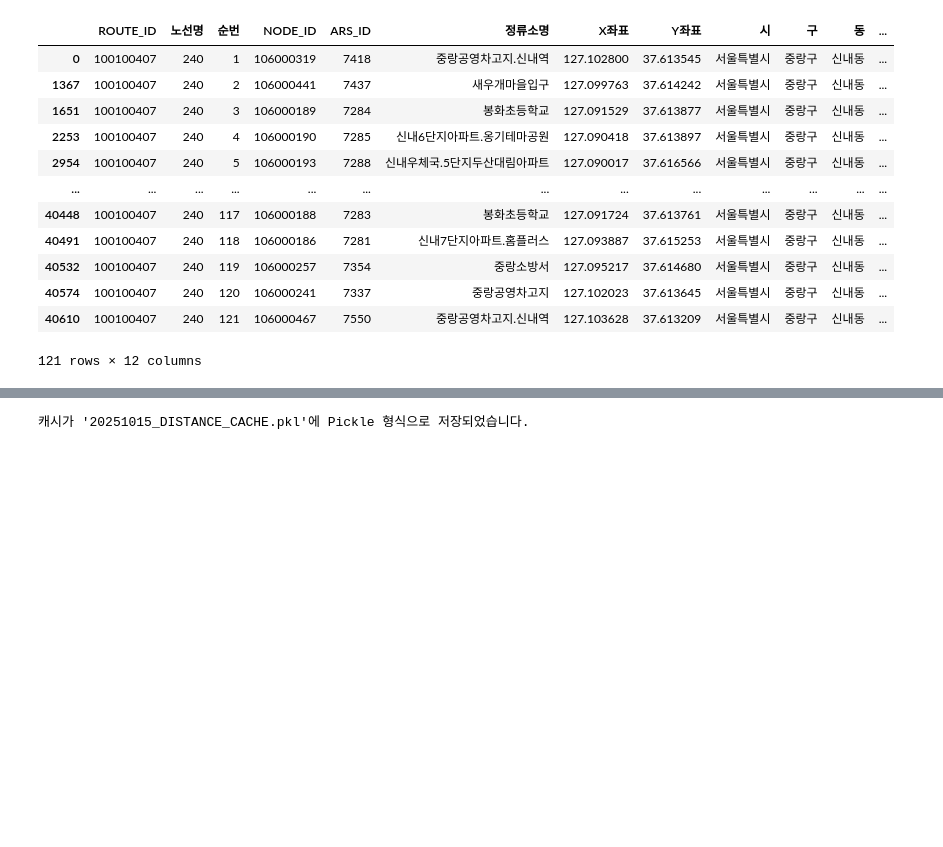
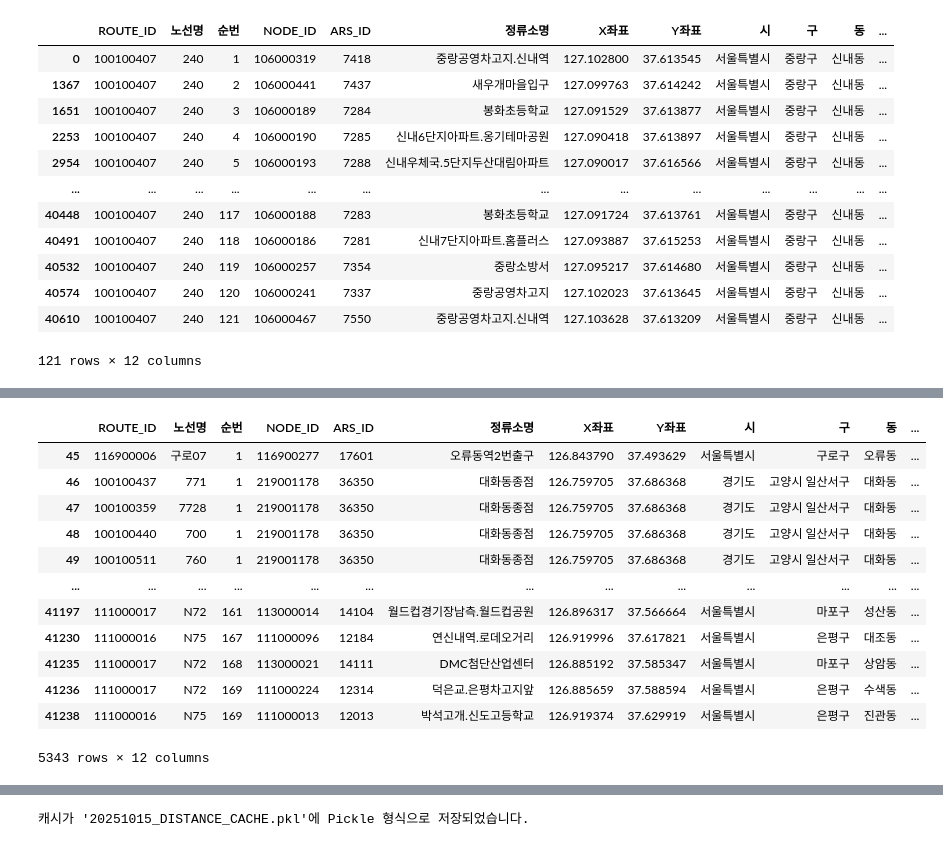
Before and after one commit to Goorm-AI-Semi-Project/YGYT, a Jupyter notebook: 김광무/20251015_Bus_Distance_Calc.ipynb, the cells around one changed output, grey strips where cells are left out. Saved outputs shown, nothing was run; the diff lists cells and outputs as text; code cells hidden in the pictures; blank space fills up the shorter version.

```diff
--- a/김광무/20251015_Bus_Distance_Calc.ipynb
+++ b/김광무/20251015_Bus_Distance_Calc.ipynb
@@ -522 +540,18 @@ src_df_with_distance
+# %%
+
+src_df_with_distance[src_df_with_distance.isna().any(axis=1)]
+# %% [output]
+|  | ROUTE_ID | 노선명 | 순번 | NODE_ID | ARS_ID | 정류소명 | X좌표 | Y좌표 | 시 | 구 | 동 | ... |
+| 45 | 116900006 | 구로07 | 1 | 116900277 | 17601 | 오류동역2번출구 | 126.843790 | 37.493629 | 서울특별시 | 구로구 | 오류동 | ... |
+| 46 | 100100437 | 771 | 1 | 219001178 | 36350 | 대화동종점 | 126.759705 | 37.686368 | 경기도 | 고양시 일산서구 | 대화동 | ... |
+| 47 | 100100359 | 7728 | 1 | 219001178 | 36350 | 대화동종점 | 126.759705 | 37.686368 | 경기도 | 고양시 일산서구 | 대화동 | ... |
+| 48 | 100100440 | 700 | 1 | 219001178 | 36350 | 대화동종점 | 126.759705 | 37.686368 | 경기도 | 고양시 일산서구 | 대화동 | ... |
+| 49 | 100100511 | 760 | 1 | 219001178 | 36350 | 대화동종점 | 126.759705 | 37.686368 | 경기도 | 고양시 일산서구 | 대화동 | ... |
+| ... | ... | ... | ... | ... | ... | ... | ... | ... | ... | ... | ... | ... |
+| 41197 | 111000017 | N72 | 161 | 113000014 | 14104 | 월드컵경기장남측.월드컵공원 | 126.896317 | 37.566664 | 서울특별시 | 마포구 | 성산동 | ... |
+| 41230 | 111000016 | N75 | 167 | 111000096 | 12184 | 연신내역.로데오거리 | 126.919996 | 37.617821 | 서울특별시 | 은평구 | 대조동 | ... |
+| 41235 | 111000017 | N72 | 168 | 113000021 | 14111 | DMC첨단산업센터 | 126.885192 | 37.585347 | 서울특별시 | 마포구 | 상암동 | ... |
+| 41236 | 111000017 | N72 | 169 | 111000224 | 12314 | 덕은교.은평차고지앞 | 126.885659 | 37.588594 | 서울특별시 | 은평구 | 수색동 | ... |
+| 41238 | 111000016 | N75 | 169 | 111000013 | 12013 | 박석고개.신도고등학교 | 126.919374 | 37.629919 | 서울특별시 | 은평구 | 진관동 | ... |
+5343 rows × 12 columns
 # %%
```
Also changed, not shown: parts of 13 cells of this notebook, 2 other files.
